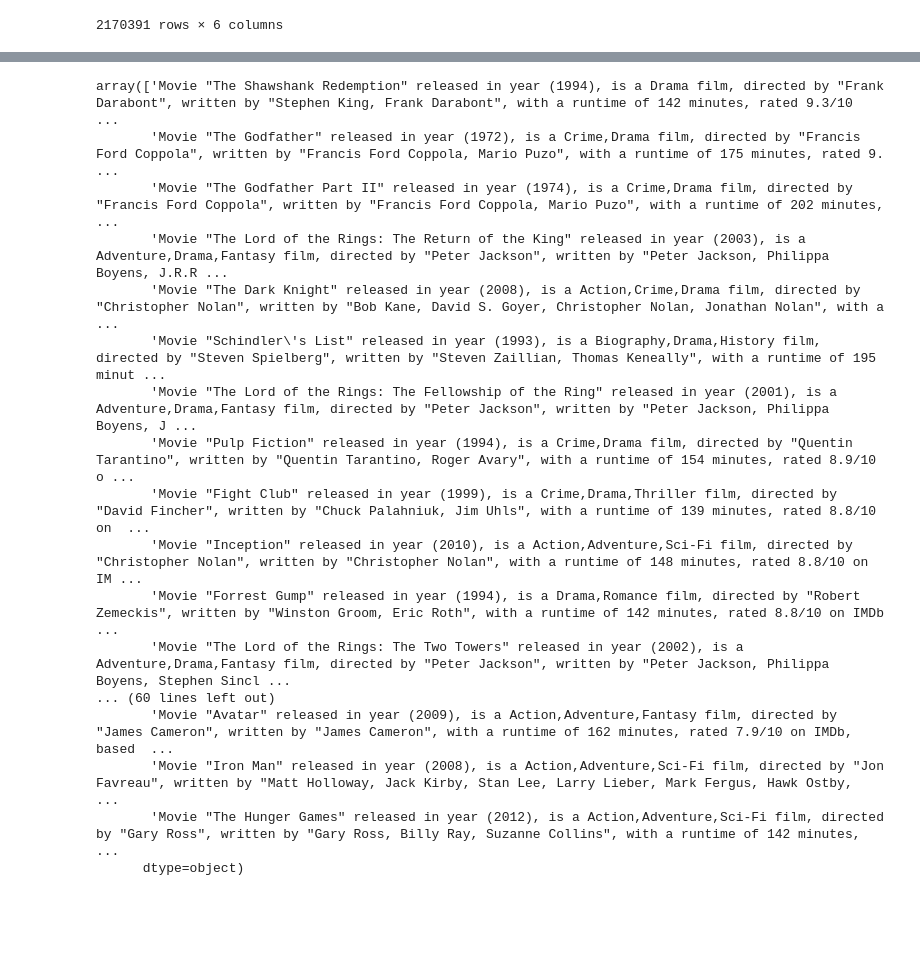
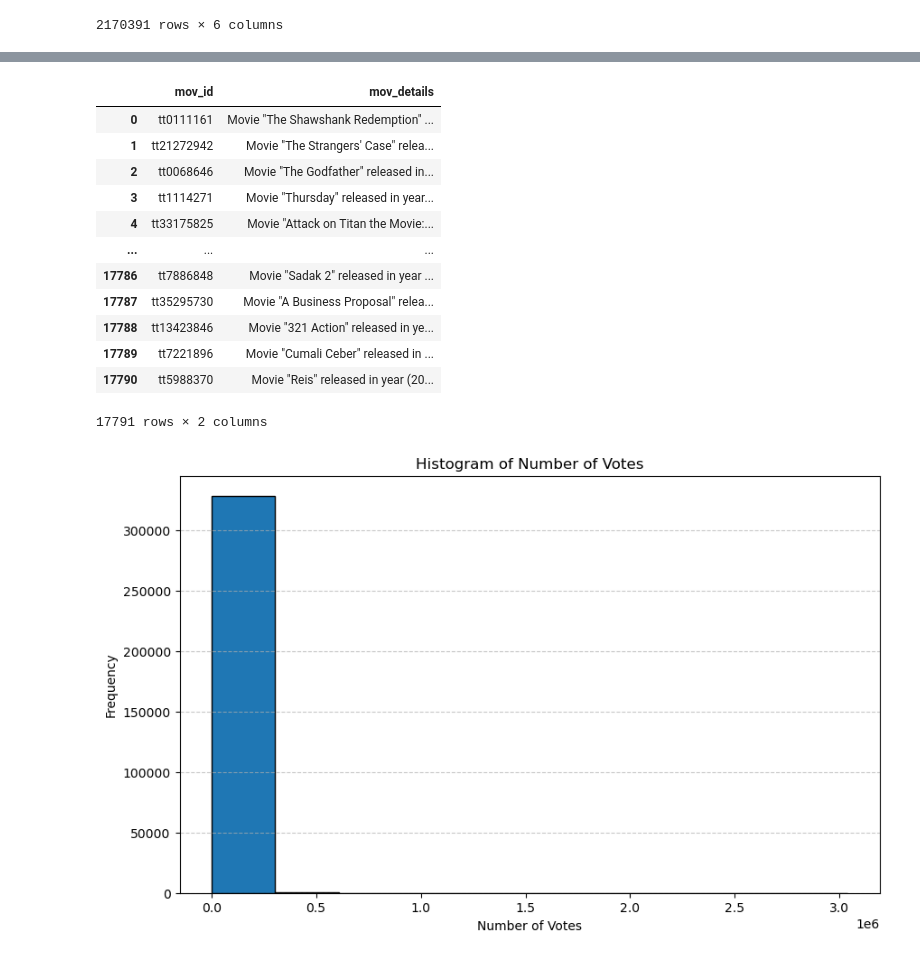
Before and after one commit to nss-data-science-cohort-8/IMDb-Movie-chat-bot, a Jupyter notebook: Step1-datacleanup.ipynb, the cells around one changed output, grey strips where cells are left out. Drawn from its saved outputs; the diff is of its cells as text; code cells hidden in the pictures; blank space fills up the shorter version.

```diff
--- a/Step1-datacleanup.ipynb
+++ b/Step1-datacleanup.ipynb
@@ -131,23 +131,31 @@ df = pd.DataFrame(records.items(), columns=["mov_id", "mov_details"])
 df.to_csv('movies.csv',index=False)
 # %%
 mymovies = pd.read_csv('movies.csv')
+# %%
+mymovies
+# %% [output]
+|  | mov_id | mov_details |
+| 0 | tt0111161 | Movie "The Shawshank Redemption" ... |
+| 1 | tt21272942 | Movie "The Strangers' Case" relea... |
+| 2 | tt0068646 | Movie "The Godfather" released in... |
+| 3 | tt1114271 | Movie "Thursday" released in year... |
+| 4 | tt33175825 | Movie "Attack on Titan the Movie:... |
+| ... | ... | ... |
+| 17786 | tt7886848 | Movie "Sadak 2" released in year ... |
+| 17787 | tt35295730 | Movie "A Business Proposal" relea... |
+| 17788 | tt13423846 | Movie "321 Action" released in ye... |
+| 17789 | tt7221896 | Movie "Cumali Ceber" released in ... |
+| 17790 | tt5988370 | Movie "Reis" released in year (20... |
+17791 rows × 2 columns
 # %%
-mymovies['mov_details'].values
+import matplotlib.pyplot as plt
+
+plt.figure(figsize=(10,6))
+plt.hist(basics_merged['numVotes'], bins=10, edgecolor='black')
+plt.xlabel('Number of Votes')
+plt.ylabel('Frequency')
+plt.title('Histogram of Number of Votes')
+plt.grid(axis='y', linestyle='--', alpha=0.7)
+plt.show()
 # %% [output]
-array(['Movie "The Shawshank Redemption" released in year (1994), is a Drama film, directed by "Frank Darabont", written by "Stephen King, Frank Darabont", with a runtime of 142 minutes, rated 9.3/10  ...
-       'Movie "The Godfather" released in year (1972), is a Crime,Drama film, directed by "Francis Ford Coppola", written by "Francis Ford Coppola, Mario Puzo", with a runtime of 175 minutes, rated 9. ...
-       'Movie "The Godfather Part II" released in year (1974), is a Crime,Drama film, directed by "Francis Ford Coppola", written by "Francis Ford Coppola, Mario Puzo", with a runtime of 202 minutes,  ...
-       'Movie "The Lord of the Rings: The Return of the King" released in year (2003), is a Adventure,Drama,Fantasy film, directed by "Peter Jackson", written by "Peter Jackson, Philippa Boyens, J.R.R ...
-       'Movie "The Dark Knight" released in year (2008), is a Action,Crime,Drama film, directed by "Christopher Nolan", written by "Bob Kane, David S. Goyer, Christopher Nolan, Jonathan Nolan", with a ...
-       'Movie "Schindler\'s List" released in year (1993), is a Biography,Drama,History film, directed by "Steven Spielberg", written by "Steven Zaillian, Thomas Keneally", with a runtime of 195 minut ...
-       'Movie "The Lord of the Rings: The Fellowship of the Ring" released in year (2001), is a Adventure,Drama,Fantasy film, directed by "Peter Jackson", written by "Peter Jackson, Philippa Boyens, J ...
-       'Movie "Pulp Fiction" released in year (1994), is a Crime,Drama film, directed by "Quentin Tarantino", written by "Quentin Tarantino, Roger Avary", with a runtime of 154 minutes, rated 8.9/10 o ...
-       'Movie "Fight Club" released in year (1999), is a Crime,Drama,Thriller film, directed by "David Fincher", written by "Chuck Palahniuk, Jim Uhls", with a runtime of 139 minutes, rated 8.8/10 on  ...
-       'Movie "Inception" released in year (2010), is a Action,Adventure,Sci-Fi film, directed by "Christopher Nolan", written by "Christopher Nolan", with a runtime of 148 minutes, rated 8.8/10 on IM ...
-       'Movie "Forrest Gump" released in year (1994), is a Drama,Romance film, directed by "Robert Zemeckis", written by "Winston Groom, Eric Roth", with a runtime of 142 minutes, rated 8.8/10 on IMDb ...
-       'Movie "The Lord of the Rings: The Two Towers" released in year (2002), is a Adventure,Drama,Fantasy film, directed by "Peter Jackson", written by "Peter Jackson, Philippa Boyens, Stephen Sincl ...
-... (60 lines left out)
-       'Movie "Avatar" released in year (2009), is a Action,Adventure,Fantasy film, directed by "James Cameron", written by "James Cameron", with a runtime of 162 minutes, rated 7.9/10 on IMDb, based  ...
-       'Movie "Iron Man" released in year (2008), is a Action,Adventure,Sci-Fi film, directed by "Jon Favreau", written by "Matt Holloway, Jack Kirby, Stan Lee, Larry Lieber, Mark Fergus, Hawk Ostby,  ...
-       'Movie "The Hunger Games" released in year (2012), is a Action,Adventure,Sci-Fi film, directed by "Gary Ross", written by "Gary Ross, Billy Ray, Suzanne Collins", with a runtime of 142 minutes, ...
-      dtype=object)
+[figure, added]
```
Also changed, not shown: parts of 3 cells of this notebook, 3 other files.
